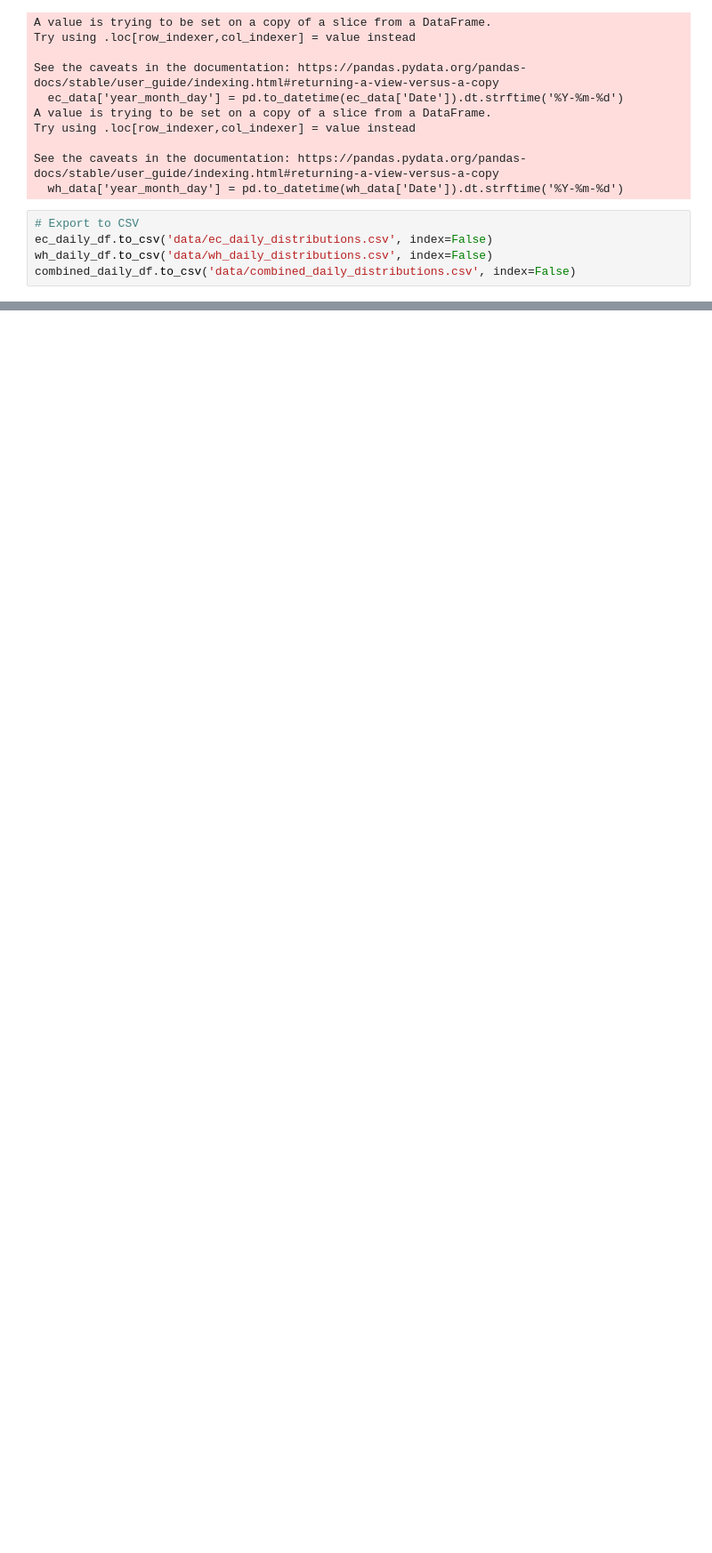
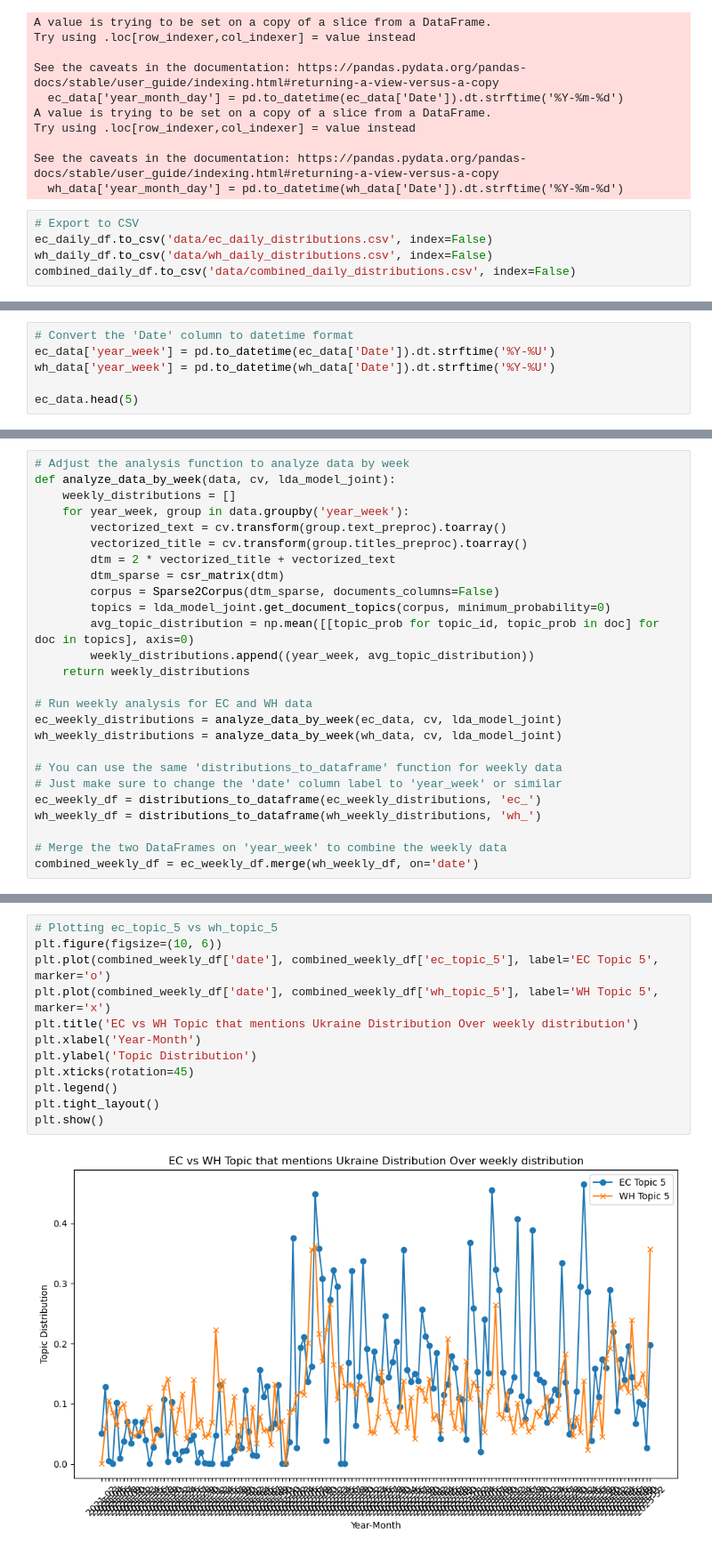
Before and after one commit to viktoriia-yuzkiv/Analysis-of-Official-Communications-during-the-Russo-Ukrainian-War, a Jupyter notebook: topics_analysis.ipynb, the cells around one changed output, grey strips where cells are left out. Shown at 89% size. Drawn from its saved outputs; the diff is of its cells as text; blank space fills up the shorter version.

```diff
--- a/topics_analysis.ipynb
+++ b/topics_analysis.ipynb
@@ -576,0 +632,6 @@ plt.show()
+# %%
+# Convert the 'Date' column to datetime format
+ec_data['year_week'] = pd.to_datetime(ec_data['Date']).dt.strftime('%Y-%U')
+wh_data['year_week'] = pd.to_datetime(wh_data['Date']).dt.strftime('%Y-%U')
+
+ec_data.head(5)
@@ -576,0 +655,26 @@ plt.show()
+# %%
+# Adjust the analysis function to analyze data by week
+def analyze_data_by_week(data, cv, lda_model_joint):
+    weekly_distributions = []
+    for year_week, group in data.groupby('year_week'):
+        vectorized_text = cv.transform(group.text_preproc).toarray()
+        vectorized_title = cv.transform(group.titles_preproc).toarray()
+        dtm = 2 * vectorized_title + vectorized_text
+        dtm_sparse = csr_matrix(dtm)
+        corpus = Sparse2Corpus(dtm_sparse, documents_columns=False)
+        topics = lda_model_joint.get_document_topics(corpus, minimum_probability=0)
+        avg_topic_distribution = np.mean([[topic_prob for topic_id, topic_prob in doc] for doc in topics], axis=0)
+        weekly_distributions.append((year_week, avg_topic_distribution))
+    return weekly_distributions
+
+# Run weekly analysis for EC and WH data
+ec_weekly_distributions = analyze_data_by_week(ec_data, cv, lda_model_joint)
+wh_weekly_distributions = analyze_data_by_week(wh_data, cv, lda_model_joint)
+
+# You can use the same 'distributions_to_dataframe' function for weekly data
+# Just make sure to change the 'date' column label to 'year_week' or similar
+ec_weekly_df = distributions_to_dataframe(ec_weekly_distributions, 'ec_')
+wh_weekly_df = distributions_to_dataframe(wh_weekly_distributions, 'wh_')
+
+# Merge the two DataFrames on 'year_week' to combine the weekly data
+combined_weekly_df = ec_weekly_df.merge(wh_weekly_df, on='date')
@@ -576,0 +686,14 @@ plt.show()
+# %%
+# Plotting ec_topic_5 vs wh_topic_5
+plt.figure(figsize=(10, 6))
+plt.plot(combined_weekly_df['date'], combined_weekly_df['ec_topic_5'], label='EC Topic 5', marker='o')
+plt.plot(combined_weekly_df['date'], combined_weekly_df['wh_topic_5'], label='WH Topic 5', marker='x')
+plt.title('EC vs WH Topic that mentions Ukraine Distribution Over weekly distribution')
+plt.xlabel('Year-Month')
+plt.ylabel('Topic Distribution')
+plt.xticks(rotation=45)
+plt.legend()
+plt.tight_layout()
+plt.show()
+# %% [output]
+[figure, added]
```
Also changed, not shown: parts of 35 cells of this notebook, 4 other files.
